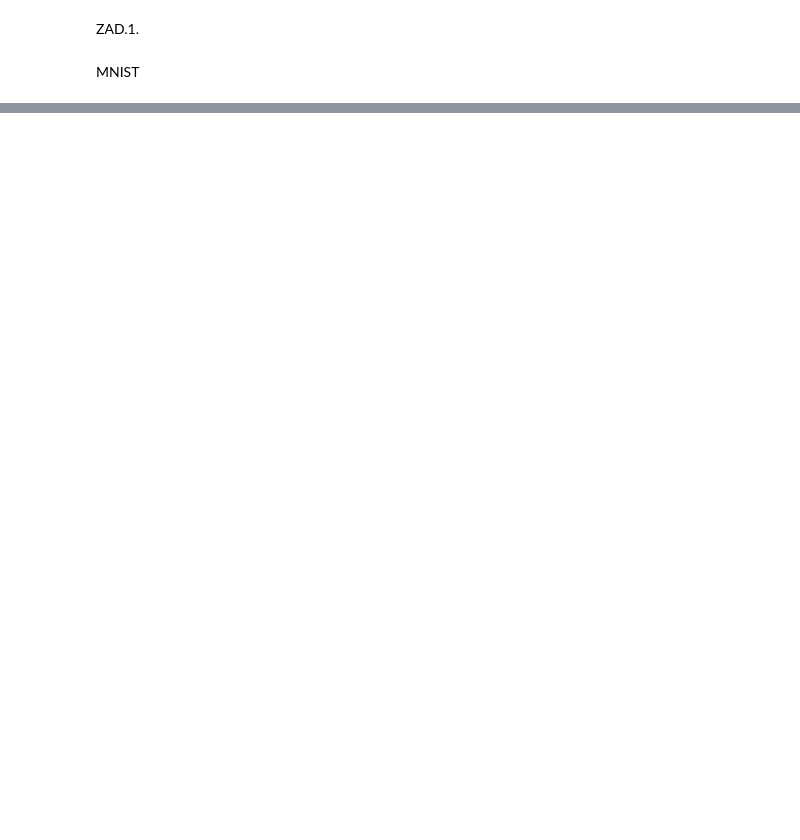
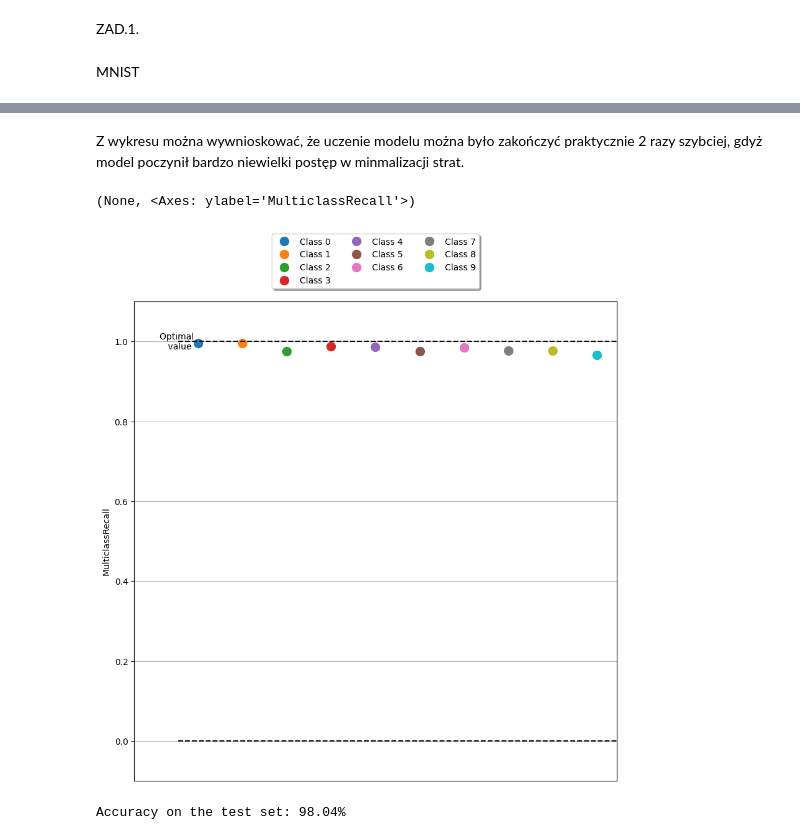
Before and after one commit to MichaelAngeloTheFirst/annlabs, a Jupyter notebook: ssn1/lab1.ipynb, the cells around one changed output, grey strips where cells are left out. Cells and saved outputs as stored; diff of their text form; code cells hidden in the pictures; blank space fills up the shorter version.

```diff
--- a/ssn1/lab1.ipynb
+++ b/ssn1/lab1.ipynb
@@ -221,0 +307,36 @@ print()
+# %% [markdown]
+Z wykresu można wywnioskować, że uczenie modelu można było zakończyć praktycznie 2 razy szybciej, gdyż model poczynił bardzo niewielki postęp w minmalizacji strat.
+# %%
+fig = plt.figure(figsize=(10, 10))
+ax = fig.gca()
+mcr.plot(ax=ax)
+# %% [output]
+(None, <Axes: ylabel='MulticlassRecall'>)
+[figure, added]
+# %%
+
+df = pd.DataFrame()
+
+mca_multi.compute().item()
+
+correct = 0
+total = 0
+for i in range(5):
+    with torch.no_grad():
+        for data in testloader:
+            images, labels = data
+            outputs = model(images)
+            _, predicted = torch.max(outputs.data, 1)
+            total += labels.size(0)
+            correct += (predicted == labels).sum().item()
+            mca.update(predicted, labels)
+            mcr.update(predicted, labels)
+            mca_multi.update(predicted, labels)
+            mcr_multi.update(predicted, labels)
+
+    df = pd.concat([df, pd.DataFrame({'accuracy': [100 * correct / total],  'mca_multi': [mca_multi.compute().item()], 'mcr_multi': [mcr_multi.compute().item()]})])
+
+
+print(f"Accuracy on the test set: {100 * correct / total:.2f}%")
+# %% [output]
+Accuracy on the test set: 98.04%
```
Also changed, not shown: parts of 61 cells of this notebook, 2 other files.
